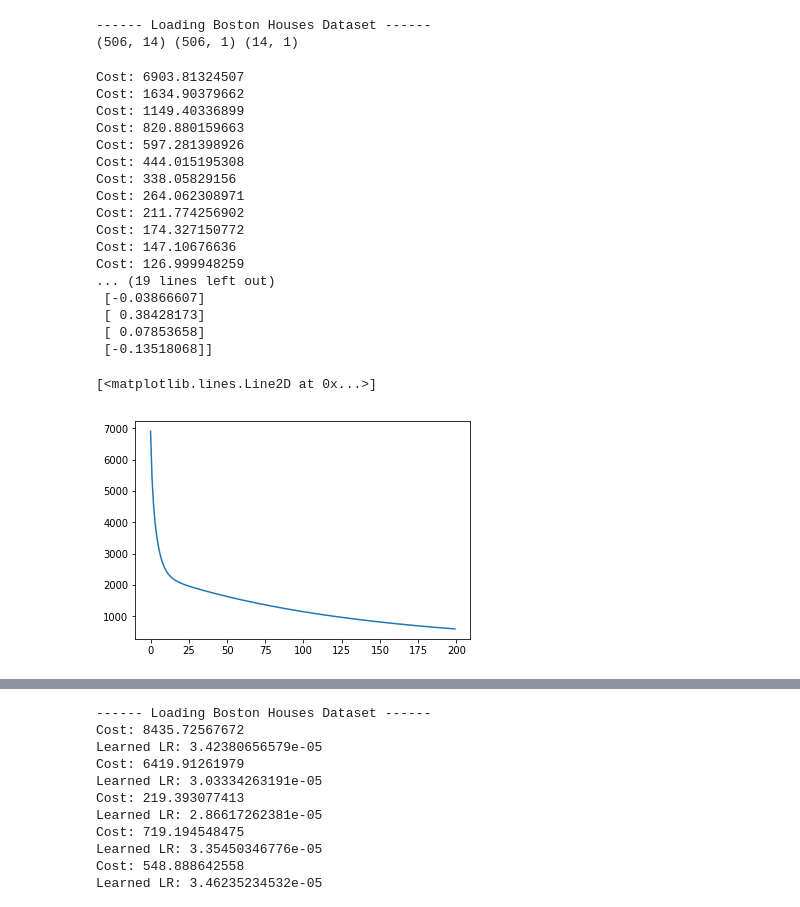
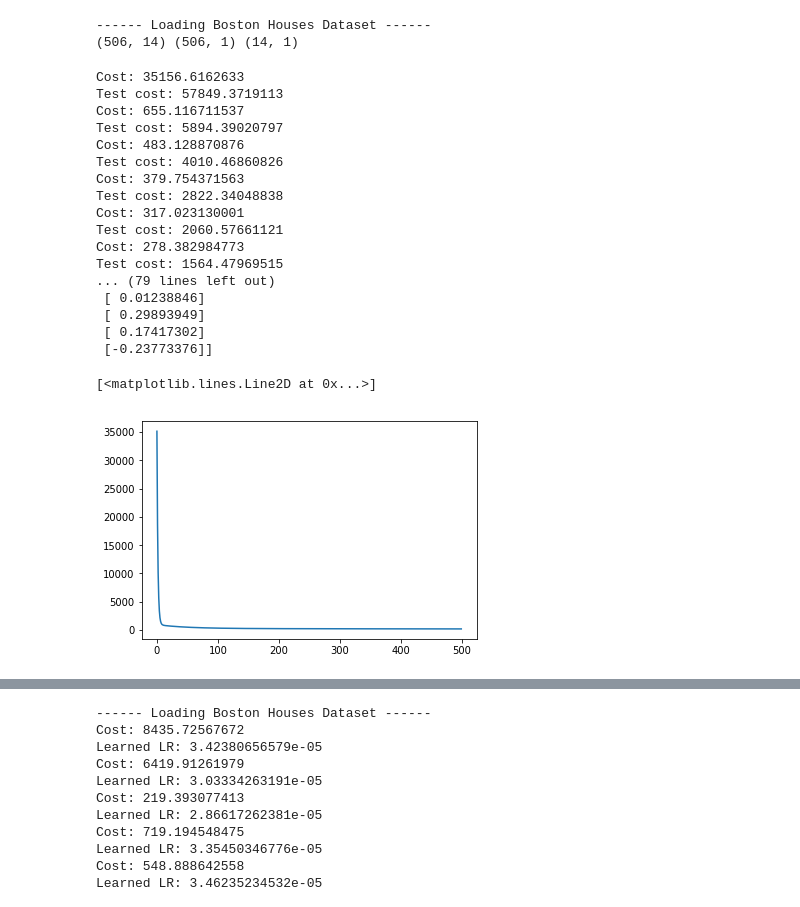
Before and after one commit to Ravoxsg/AdaptiveLROptimizer, a Jupyter notebook: linear_regression_boston.ipynb, the cells around one changed output, grey strips where cells are left out. Saved outputs shown, nothing was run; the diff lists cells and outputs as text; code cells hidden in the pictures.

```diff
--- a/linear_regression_boston.ipynb
+++ b/linear_regression_boston.ipynb
@@ -29,19 +29,24 @@ def load_data_and_init_params():
 # %%
 def sgd(w, X, y, eta = 0.001):
 
+    Xtrain, ytrain = X[:400], y[:400]
+    Xtest, ytest = X[400:], y[400:]
+
     loss_arr = []
     for i in range(1000):
-        y_hat = X.dot(w)
-        cost = cost_function(y, y_hat)
+        y_hat = Xtrain.dot(w)
+        cost = cost_function(ytrain, y_hat)
         loss_arr.append(cost)
-        if (i%50 == 0): print("Cost:", cost)
-        gradient = -((y - y_hat).T.dot(X).reshape(-1,1))/y.shape[0]
-        #print(gradient)
-        #print(w)
+        if (i%25 == 0): print("Cost:", cost)
+        gradient = -((ytrain-y_hat).T.dot(Xtrain).reshape(-1,1))/ytrain.shape[0]
         w = w - eta*gradient
+        if (i%25 == 0):
+            y_pred = Xtest.dot(w)
+            cost_t = cost_function(ytest, y_pred)
+            print("Test cost:", cost_t)
 
-    y_hat = X.dot(w)
-    print("Final cost:", cost_function(y, y_hat))
+    y_hat = Xtrain.dot(w)
+    print("Final cost:", cost_function(ytrain, y_hat))
     print(w)
     return w, loss_arr
 # %%
@@ -51,28 +56,28 @@ print(X.shape, y.shape, w.shape)
 ------ Loading Boston Houses Dataset ------
 (506, 14) (506, 1) (14, 1)
 # %%
-w_new, loss_arr = sgd(w, X, y, 0.000005)
+w_new, loss_arr = sgd(w, X, y, 0.000001)
 # %% [output]
-Cost: 6903.81324507
-Cost: 1634.90379662
-Cost: 1149.40336899
-Cost: 820.880159663
-Cost: 597.281398926
-Cost: 444.015195308
-Cost: 338.05829156
-Cost: 264.062308971
-Cost: 211.774256902
-Cost: 174.327150772
-Cost: 147.10676636
-Cost: 126.999948259
-... (19 lines left out)
- [-0.03866607]
- [ 0.38428173]
- [ 0.07853658]
- [-0.13518068]]
+Cost: 35156.6162633
+Test cost: 57849.3719113
+Cost: 655.116711537
+Test cost: 5894.39020797
+Cost: 483.128870876
+Test cost: 4010.46860826
+Cost: 379.754371563
+Test cost: 2822.34048838
+Cost: 317.023130001
+Test cost: 2060.57661121
+Cost: 278.382984773
+Test cost: 1564.47969515
+... (79 lines left out)
+ [ 0.01238846]
+ [ 0.29893949]
+ [ 0.17417302]
+ [-0.23773376]]
 # %%
-plt.plot(loss_arr[:200])
+plt.plot(loss_arr[:500])
 # %% [output]
 [<matplotlib.lines.Line2D at 0x...>]
-[figure, old version]
+[figure, new version]
 # %%
```
Also changed, not shown: parts of 7 cells of this notebook, 15 other files.
